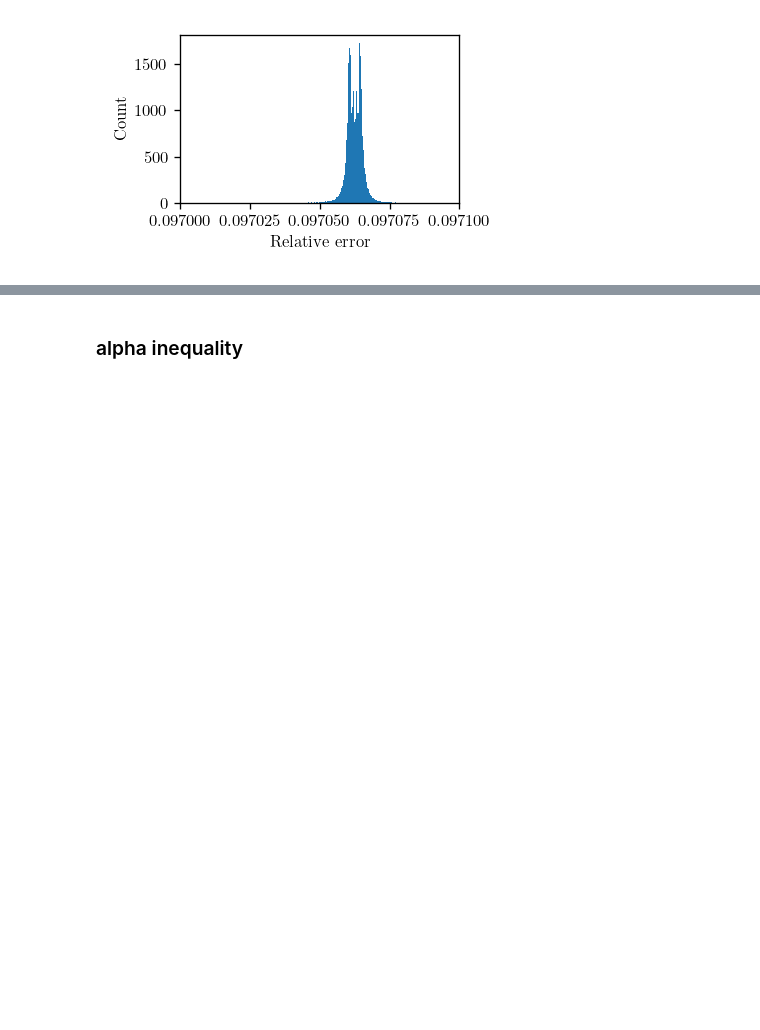
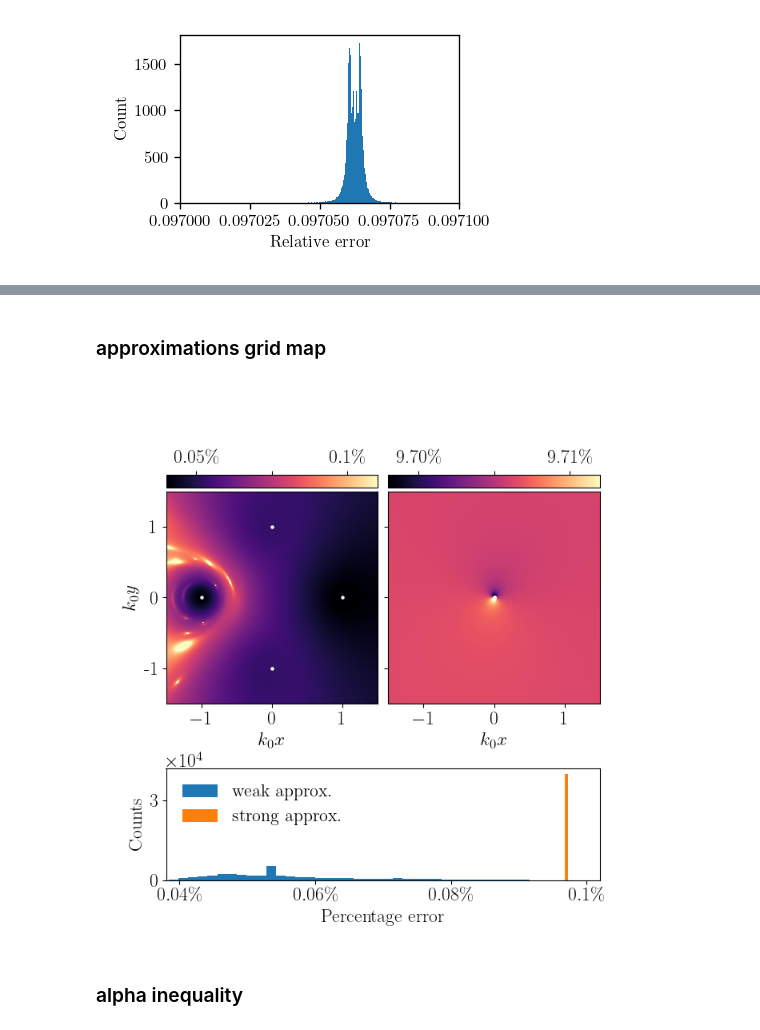
Before and after one commit to mekise/graph-theory-dda, a Jupyter notebook: notebooks/plot_paper.ipynb, the cells around one changed output, grey strips where cells are left out. Saved outputs shown, nothing was run; the diff lists cells and outputs as text; code cells hidden in the pictures; blank space fills up the shorter version.

```diff
--- a/notebooks/plot_paper.ipynb
+++ b/notebooks/plot_paper.ipynb
@@ -192,3 +179,75 @@ plt.show()
+# %% [markdown]
+### approximations grid map
+# %%
+from mpl_toolkits.axes_grid1 import make_axes_locatable
+import matplotlib.gridspec as gridspec
+
+saveplot = "../data/multiplemap.pdf"
+
+file = np.load("../data/weak_approx_map.npz")
+xx = file["xx"]
+yy = file["yy"]
+scattwk = file["scattpos"]
+deviationavgwk = file["deviationavg"]
+file = np.load("../data/strong_approx_map.npz")
+scattst = file["scattpos"]
+deviationavgst = file["deviationavg"]
+
+fig = plt.figure(figsize=(7,7))
+gs = gridspec.GridSpec(2, 2, width_ratios=(1,1), height_ratios=(2.5,1), wspace=0.05, hspace=0.2)
+
+ax = fig.add_subplot(gs[0,0])
+for i in range(scattwk.shape[0]):
+    ax.scatter(scattwk[i, 0], scattwk[i, 1], c='w', s=5)
+im1 = ax.imshow(deviationavgwk,
+           origin="lower",
+           extent=(xx[0], xx[-1], yy[0], yy[-1]),
+           cmap="magma",
+           vmin=0.0004,
+           vmax=0.0011)
+ax.set_xlabel("$k_0x$")
+ax.set_ylabel("$k_0y$")
+ax.set_yticks([-1,0,1],['-1', '0', '1'])
+divider1 = make_axes_locatable(ax)
+cax1 = divider1.append_axes("top", size="6%", pad=0.05)
+cbar1 = plt.colorbar(im1, cax=cax1, ticks=[0.0005, 0.00075, 0.001], format="%.2f", orientation="horizontal")
+cbar1.set_ticklabels(['$0.05\%$', '', '$0.1\%$'])
+cax1.xaxis.set_ticks_position("top")
+
+ax = fig.add_subplot(gs[0,1])
+for i in range(scattst.shape[0]):
+    ax.scatter(scattst[i, 0], scattst[i, 1], c='w', s=5)
+im2 = ax.imshow(deviationavgst,
+           origin="lower",
+           extent=(xx[0], xx[-1], yy[0], yy[-1]),
+           cmap="magma",
+           vmin=0.09698,
+           vmax=0.09712)
+ax.set_xlabel("$k_0x$")
+ax.set_yticks([-1,0,1],['', '', ''])
+divider2 = make_axes_locatable(ax)
+cax2 = divider2.append_axes("top", size="6%", pad=0.05)
+cbar2 = plt.colorbar(im2, cax=cax2, ticks=[0.0970, 0.09705, 0.0971], format="%.2f", orientation="horizontal")
+cbar2.set_ticklabels(['9.70\%', '', '9.71\%'])
+cax2.xaxis.set_ticks_position("top")
+
+ax = fig.add_subplot(gs[1,:])
+ax.hist(list(np.concatenate(deviationavgwk).flat), bins=400, label="weak approx.")
+ax.hist(list(np.concatenate(1e-2*deviationavgst).flat), bins=1, label="strong approx.")
+ax.legend(frameon=False, loc="upper left")
+ax.set_xlabel("Percentage error")
+ax.set_ylabel("Counts")
+ax.set_xticks([0.0004, 0.0006, 0.0008, 0.001], ["$0.04\%$", "$0.06\%$", "$0.08\%$", "$0.1\%$"])
+ax.set_yticks([0, 30000], ["0", "3"])
+ax.text(0, 1.03, "$\\times 10^4$", transform=ax.transAxes)
+ax.set_xlim(0.38e-3,1.02e-3)
+# ax.ticklabel_format(axis='y', scilimits=(0,4))
+
+# plt.tight_layout()
+plt.savefig(saveplot)
+plt.show()
+# %% [output]
+[figure, added]
 # %% [markdown]
 ### alpha inequality
 # %%
```
Also changed, not shown: parts of 14 cells of this notebook, 3 other files.
